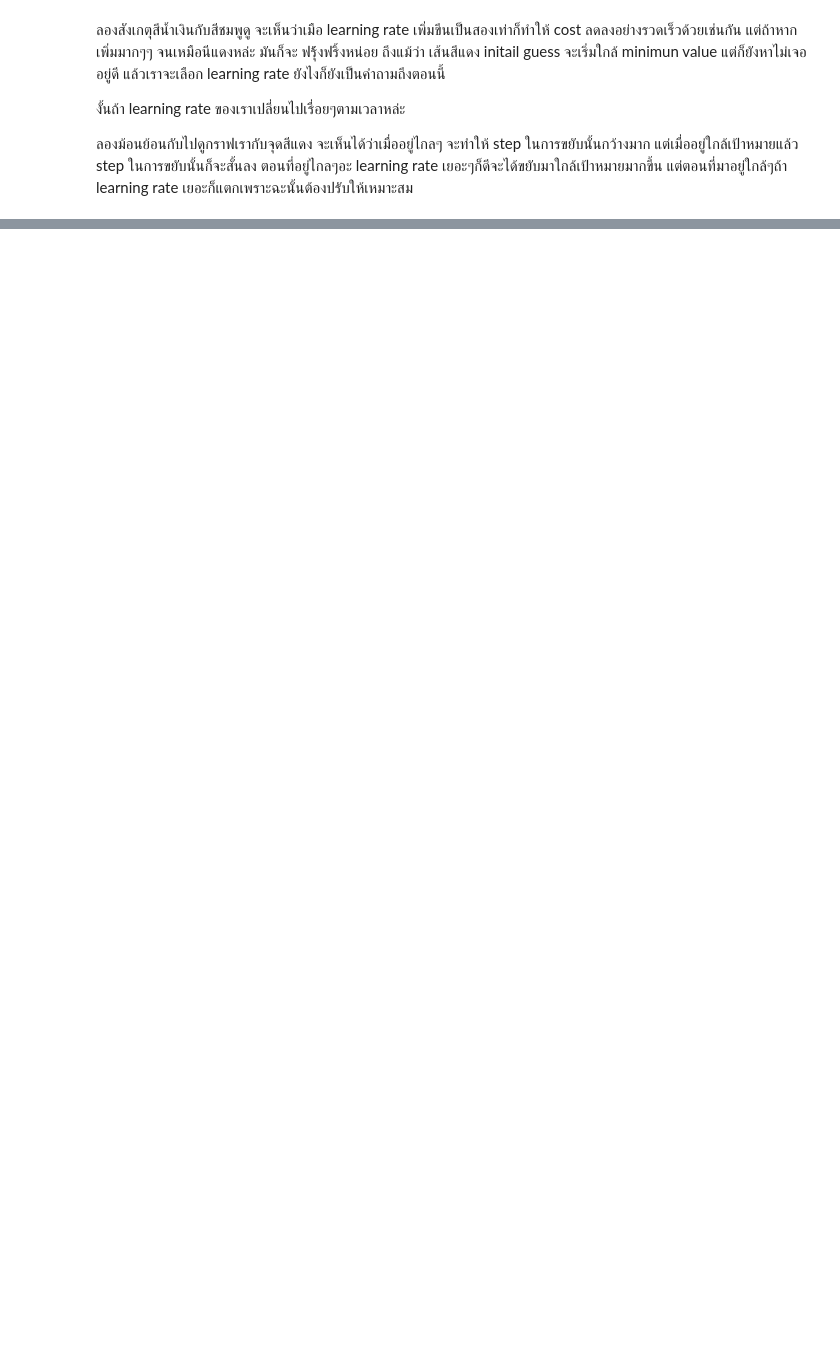
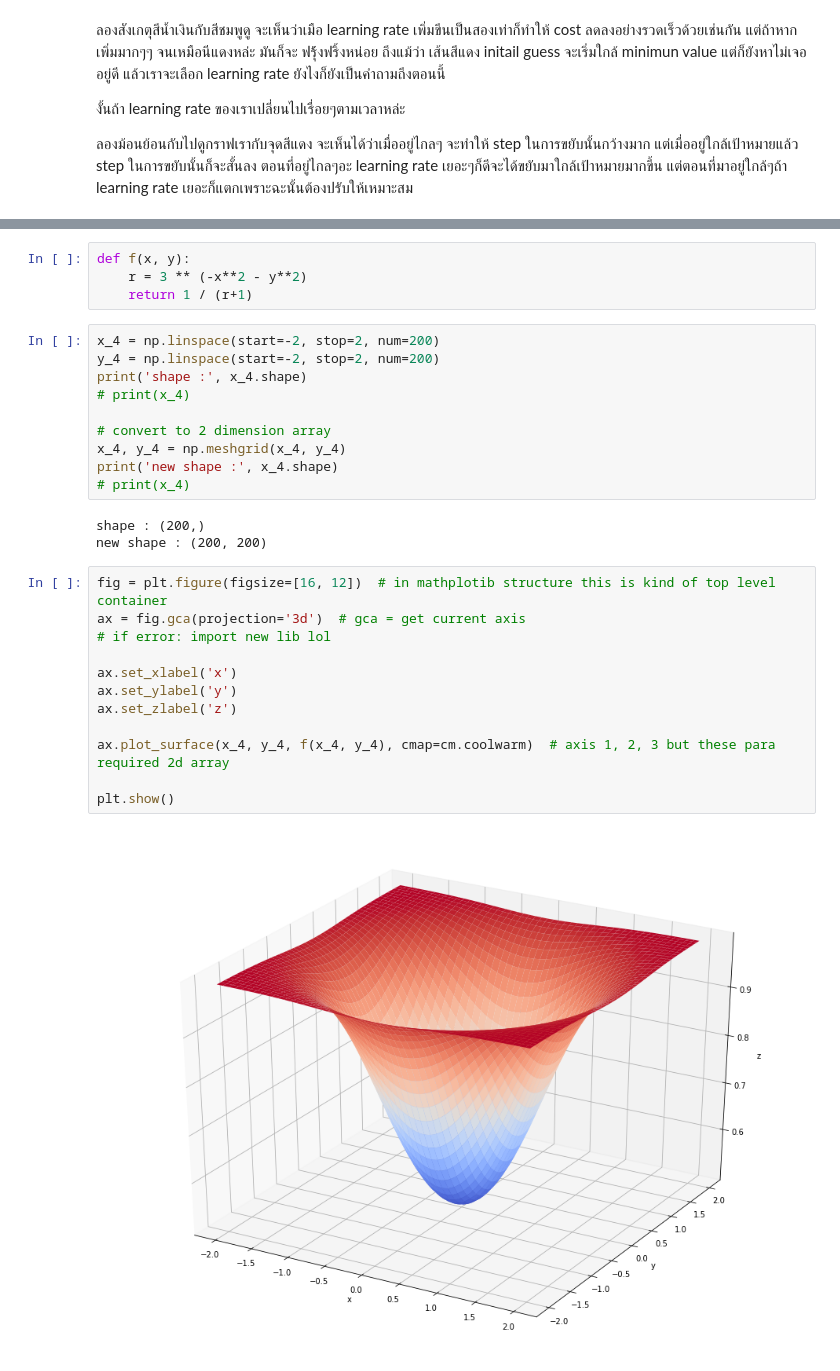
Before and after one commit to xshot9011/data-science-and-machine-leaning-learning, a Jupyter notebook: 3. Introduction to Optimisation and the Gradient Descent Algorithm/gradient descent.ipynb, the cells around one changed output, grey strips where cells are left out. Drawn from its saved outputs; the diff is of its cells as text; blank space fills up the shorter version.

Commit message:
gradieent descend with 3d graph and numpy sympy

```diff
--- a/3. Introduction to Optimisation and the Gradient Descent Algorithm/gradient descent.ipynb
+++ b/3. Introduction to Optimisation and the Gradient Descent Algorithm/gradient descent.ipynb
@@ -525,0 +523,31 @@ plt.show()
+# %%
+def f(x, y):
+    r = 3 ** (-x**2 - y**2)
+    return 1 / (r+1)
+# %%
+x_4 = np.linspace(start=-2, stop=2, num=200)
+y_4 = np.linspace(start=-2, stop=2, num=200)
+print('shape :', x_4.shape)
+# print(x_4)
+
+# convert to 2 dimension array
+x_4, y_4 = np.meshgrid(x_4, y_4)
+print('new shape :', x_4.shape)
+# print(x_4)
+# %% [output]
+shape : (200,)
+new shape : (200, 200)
+# %%
+fig = plt.figure(figsize=[16, 12])  # in mathplotib structure this is kind of top level container
+ax = fig.gca(projection='3d')  # gca = get current axis
+# if error: import new lib lol
+
+ax.set_xlabel('x')
+ax.set_ylabel('y')
+ax.set_zlabel('z')
+
+ax.plot_surface(x_4, y_4, f(x_4, y_4), cmap=cm.coolwarm)  # axis 1, 2, 3 but these para required 2d array
+
+plt.show()
+# %% [output]
+[figure, added]
```
Also changed, not shown: parts of 20 cells of this notebook, 1 other file.
